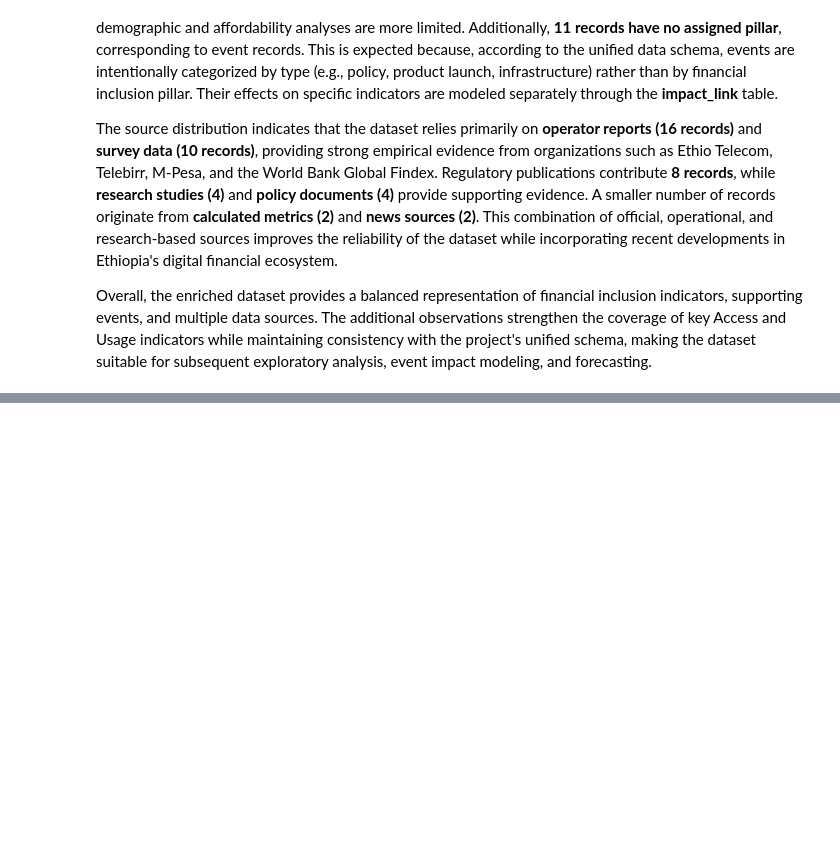
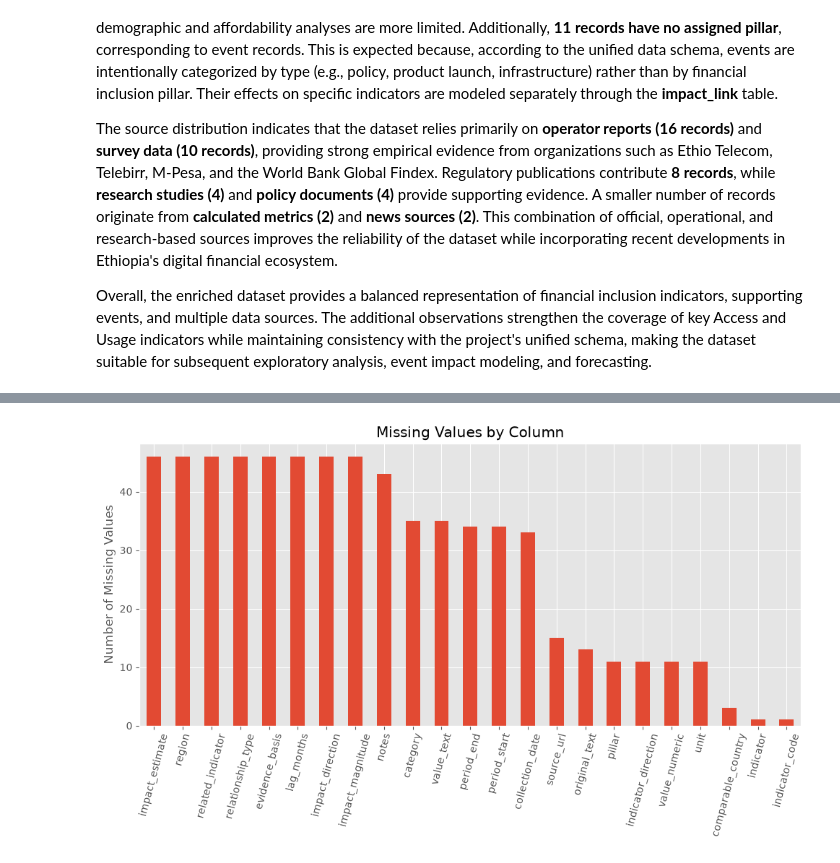
Before and after one commit to Lalisecf/ethiopia-fi-forecast-week11, a Jupyter notebook: notebooks/task_2_eda.ipynb, the cells around one changed output, grey strips where cells are left out. Saved outputs shown, nothing was run; the diff lists cells and outputs as text; code cells hidden in the pictures; blank space fills up the shorter version.

```diff
--- a/notebooks/task_2_eda.ipynb
+++ b/notebooks/task_2_eda.ipynb
@@ -210,0 +214,10 @@ Overall, the enriched dataset provides a balanced representation of financial in
+# %%
+missing = (
+    df.isnull()
+      .sum()
+      .sort_values(ascending=False)
+)
+
+missing = missing[missing > 0]
+
+missing
@@ -210,0 +242,17 @@ Overall, the enriched dataset provides a balanced representation of financial in
+# %%
+#Visualization
+plt.figure(figsize=(10,6))
+
+missing.plot(kind="bar")
+
+plt.title("Missing Values by Column")
+
+plt.ylabel("Number of Missing Values")
+
+plt.xticks(rotation=75)
+
+plt.tight_layout()
+
+plt.show()
+# %% [output]
+[figure, added]
```
Also changed, not shown: parts of 22 cells of this notebook.
